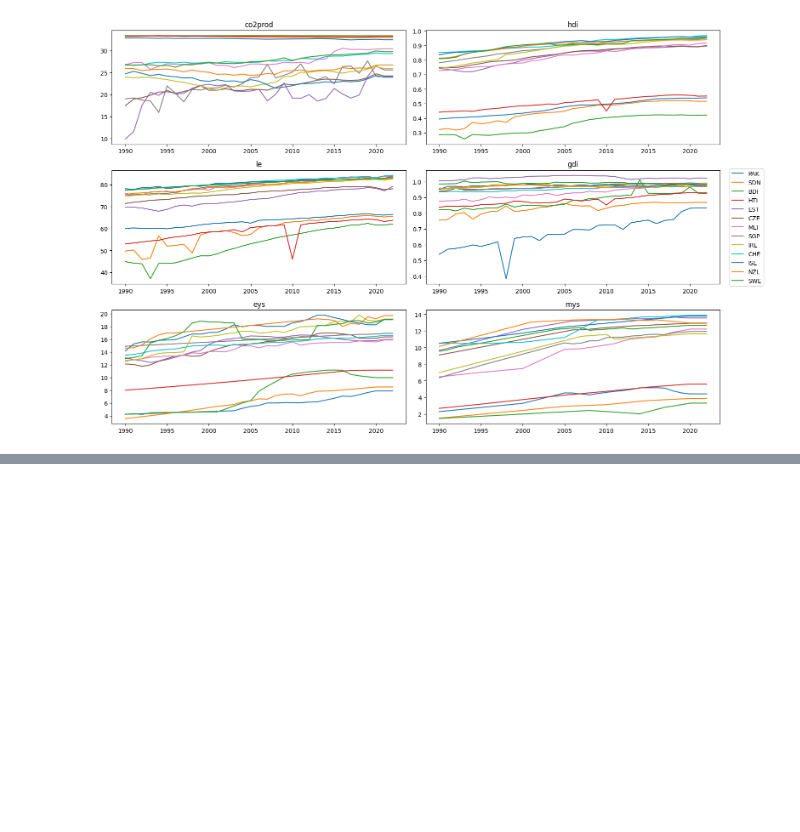
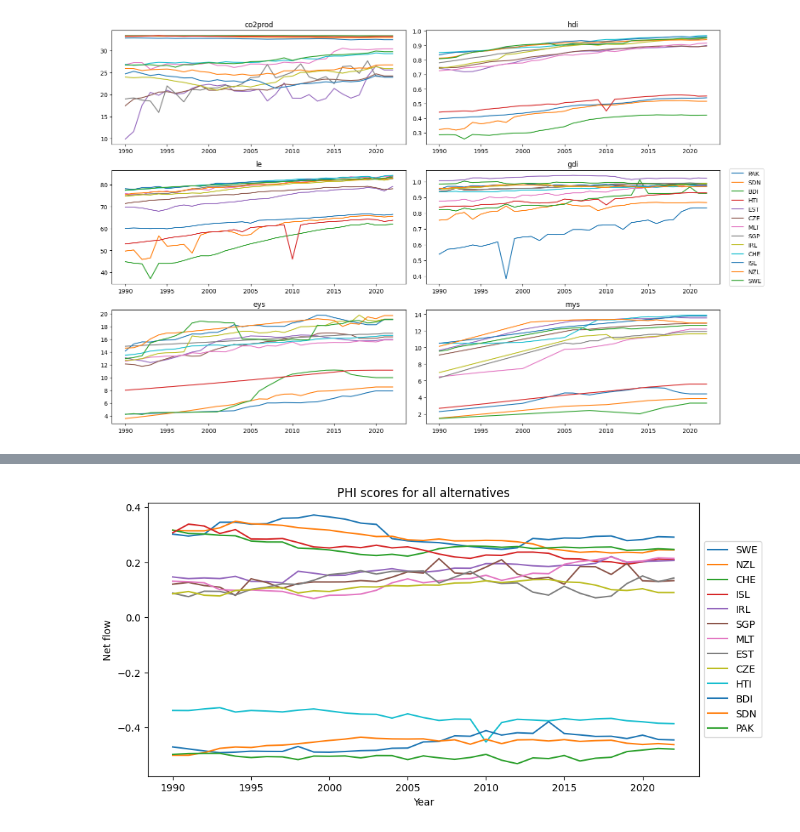
Before and after one commit to R4phou/ulb-master-thesis, a Jupyter notebook: code/src/report_graph.ipynb, the cells around one changed output, grey strips where cells are left out. Drawn from its saved outputs; the diff is of its cells as text; code cells hidden in the pictures; blank space fills up the shorter version.

```diff
--- a/code/src/report_graph.ipynb
+++ b/code/src/report_graph.ipynb
@@ -74,0 +74,40 @@ plot_phi_c_all(phi_c_all, data.columns, data.index, labels=True)
+# %%
+W = [1/K for i in range(K)] # Weights of the criteria (equal weights)
+N = data.shape[0] # Nb of alternatives
+
+PHI = pf.PHI_all(phi_c_all, W, N, L, K)
+# Transform PHI into a dataframe with ISO3 as index and years as columns
+PHI_df = pd.DataFrame(PHI, index=data.index, columns=np.arange(1990, 2023))
+# %%
+def plot_PHI(PHI, labels=True):
+    """
+    Plot the net flow series for all alternatives
+    :param PHI: dataframe with alternatives as index and years as columns
+    """
+    if labels:
+        score = {}
+        for i in range(PHI.shape[0]):
+            score[PHI.index[i]] = sum(PHI.iloc[i])
+        score = dict(sorted(score.items(), key=lambda item: item[1], reverse=True))
+
+        # Sort the alternatives by score
+        PHI = PHI.loc[list(score.keys())]
+
+    alt_names = PHI.index
+
+    fig, ax = plt.subplots()
+    # size
+    fig.set_size_inches(10, 5)
+    for i in range(PHI.shape[0]):
+        ax.plot(PHI.iloc[i], label=alt_names[i])
+    ax.set_xlabel("Year")
+    ax.set_ylabel("Net flow")
+    ax.set_title("PHI scores for all alternatives")
+    if labels:
+        ax.legend(loc='center left', bbox_to_anchor=(1, 0.5))
+
+    plt.show()
+# %%
+plot_PHI(PHI_df, True)
+# %% [output]
+[figure, added]
```
Also changed, not shown: parts of 9 cells of this notebook, 7 other files.
